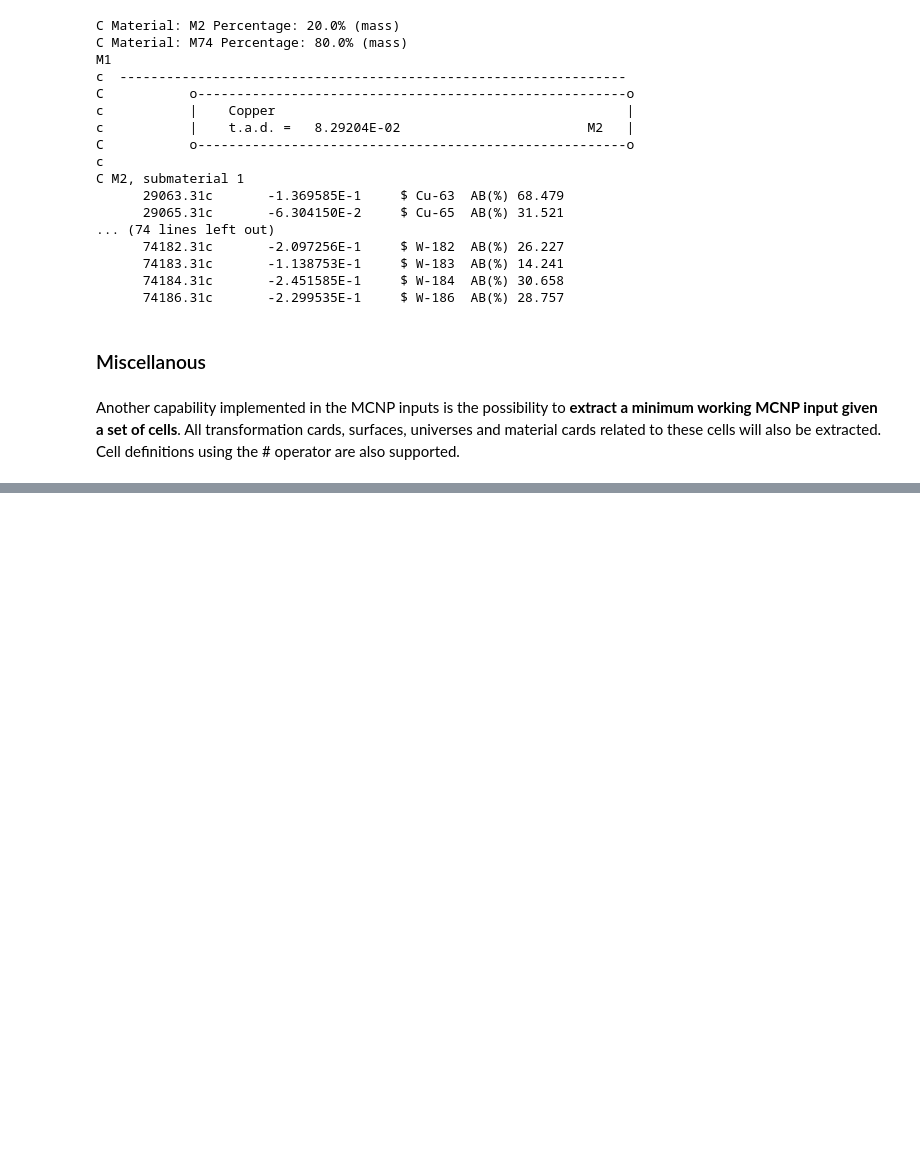
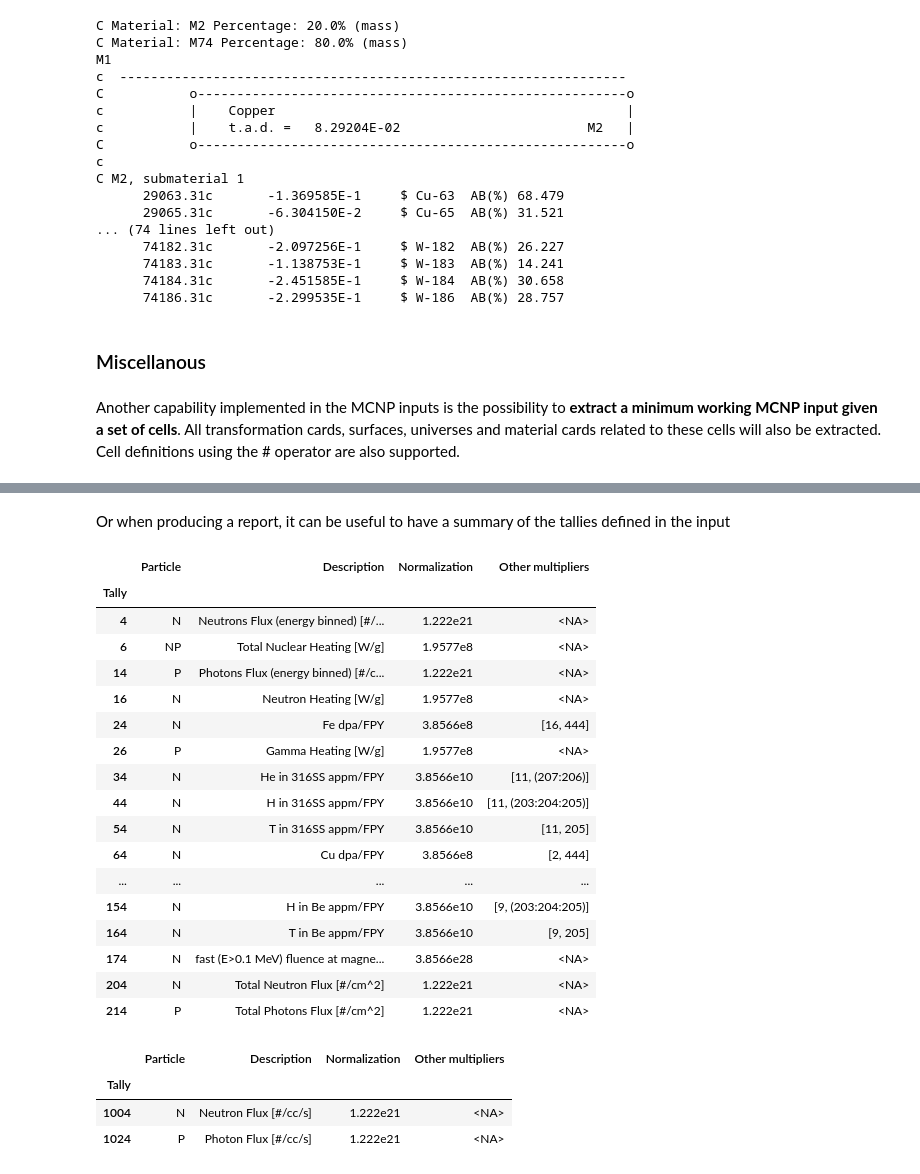
Before and after one commit to Fusion4Energy/F4Enix, a Jupyter notebook: docs/source/examples/input/input.ipynb, the cells around one changed output, grey strips where cells are left out. Cells and saved outputs as stored; diff of their text form; code cells hidden in the pictures; blank space fills up the shorter version.

Commit message:
Added tally summary

```diff
--- a/docs/source/examples/input/input.ipynb
+++ b/docs/source/examples/input/input.ipynb
@@ -287 +287,33 @@ ITER 1D
          plib=84p
+# %% [markdown]
+Or when producing a report, it can be useful to have a summary of the tallies defined in the input
+# %%
+# Normal tallies
+inp.get_tally_summary()
+# %% [output]
+|  | Particle | Description | Normalization | Other multipliers |
+| Tally |  |  |  |  |
+| 4 | N | Neutrons Flux (energy binned) [#/... | 1.222e21 | <NA> |
+| 6 | NP | Total Nuclear Heating [W/g] | 1.9577e8 | <NA> |
+| 14 | P | Photons Flux (energy binned) [#/c... | 1.222e21 | <NA> |
+| 16 | N | Neutron Heating [W/g] | 1.9577e8 | <NA> |
+| 24 | N | Fe dpa/FPY | 3.8566e8 | [16, 444] |
+| 26 | P | Gamma Heating [W/g] | 1.9577e8 | <NA> |
+| 34 | N | He in 316SS appm/FPY | 3.8566e10 | [11, (207:206)] |
+| 44 | N | H in 316SS appm/FPY | 3.8566e10 | [11, (203:204:205)] |
+| 54 | N | T in 316SS appm/FPY | 3.8566e10 | [11, 205] |
+| 64 | N | Cu dpa/FPY | 3.8566e8 | [2, 444] |
+| ... | ... | ... | ... | ... |
+| 154 | N | H in Be appm/FPY | 3.8566e10 | [9, (203:204:205)] |
+| 164 | N | T in Be appm/FPY | 3.8566e10 | [9, 205] |
+| 174 | N | fast (E>0.1 MeV) fluence at magne... | 3.8566e28 | <NA> |
+| 204 | N | Total Neutron Flux [#/cm^2] | 1.222e21 | <NA> |
+| 214 | P | Total Photons Flux [#/cm^2] | 1.222e21 | <NA> |
+# %%
+# FMESHES
+inp.get_tally_summary(fmesh=True)
+# %% [output]
+|  | Particle | Description | Normalization | Other multipliers |
+| Tally |  |  |  |  |
+| 1004 | N | Neutron Flux [#/cc/s] | 1.222e21 | <NA> |
+| 1024 | P | Photon Flux [#/cc/s] | 1.222e21 | <NA> |
```
Also changed, not shown: parts of 1 cell of this notebook, 4 other files.
